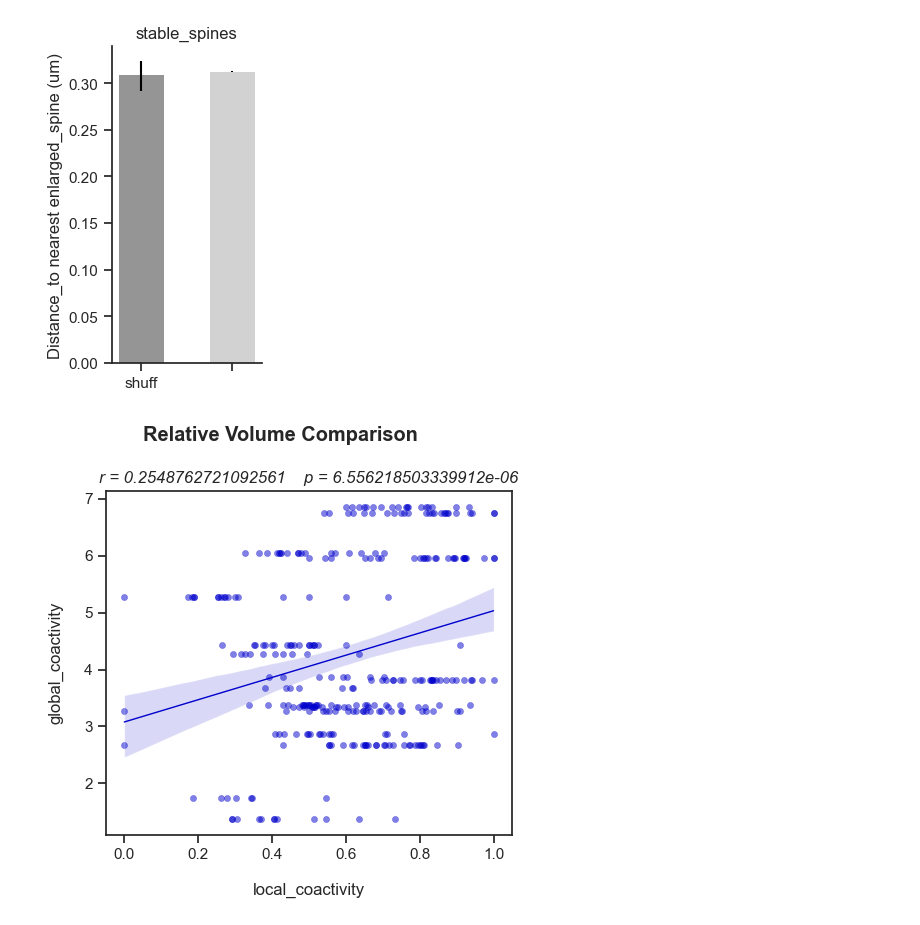
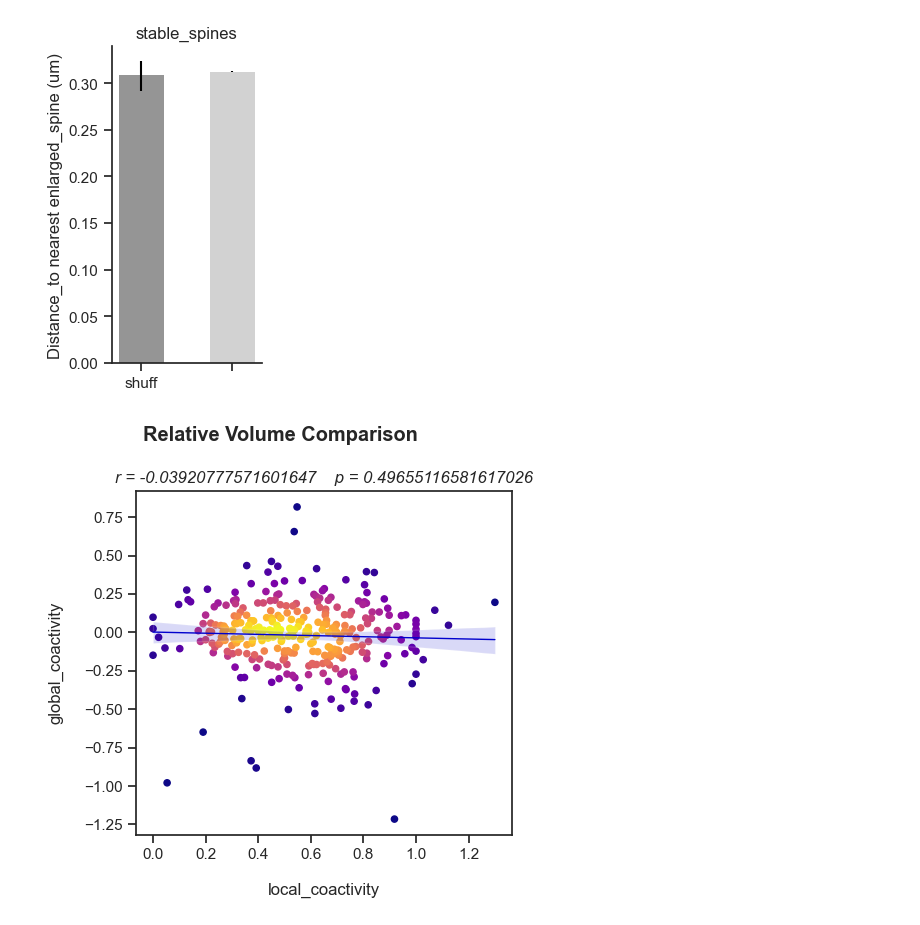
Before and after one commit to wjakewright/Lab_Analyses, a Jupyter notebook: Lab_Analyses/Spine_Analysis/Batch_Coactivity_Analysis.ipynb, the cells around one changed output. Drawn from its saved outputs; the diff is of its cells as text; code cells hidden in the pictures.

```diff
--- a/Lab_Analyses/Spine_Analysis/Batch_Coactivity_Analysis.ipynb
+++ b/Lab_Analyses/Spine_Analysis/Batch_Coactivity_Analysis.ipynb
@@ -544,24 +541,25 @@ stable_spines vs. shuffle: p above = 0.2069  p below = 0.7931
 # %%
 from Lab_Analyses.Spine_Analysis import spine_plotting as sp
 # %%
-non_local = np.nonzero(~np.isnan(plot_data.spine_movement_specificity))[0]
-non_dend = np.nonzero(~np.isnan(plot_data.dend_activity_rate))[0]
+non_local = np.nonzero(~np.isnan(plot_data.local_coactivity_rate / plot_data.spine_activity_rate))[0]
+non_dend = np.nonzero(~np.isnan(plot_data.relative_volumes))[0]
 non_nan = set(non_local).intersection(non_dend)
 non_nan = np.array(list(non_nan))
-local = plot_data.spine_movement_specificity[non_nan]
-dend = plot_data.dend_activity_rate[non_nan]
+local = plot_data.local_coactivity_rate[non_nan] / plot_data.spine_activity_rate[non_nan]
+dend = np.log10(plot_data.relative_volumes[non_nan])
 sp.plot_sns_scatter_correlation(
     local,
     dend,
     CI=95,
     title="Relative Volume Comparison",
     xtitle="local_coactivity",
     ytitle="global_coactivity",
     marker_size=20,
+    face_color="cmap",
 
 )
 # %% [output]
-[figure, old version]
+[figure, new version]
 # %%
 import matplotlib.pyplot as plt
 # %%
```
Also changed, not shown: parts of 4 cells of this notebook.
